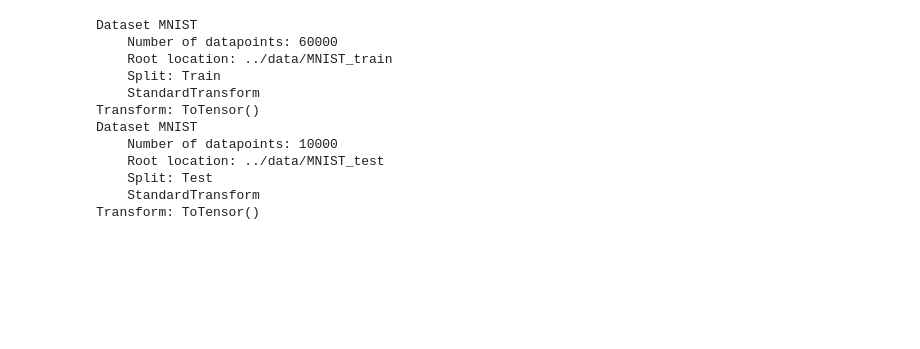
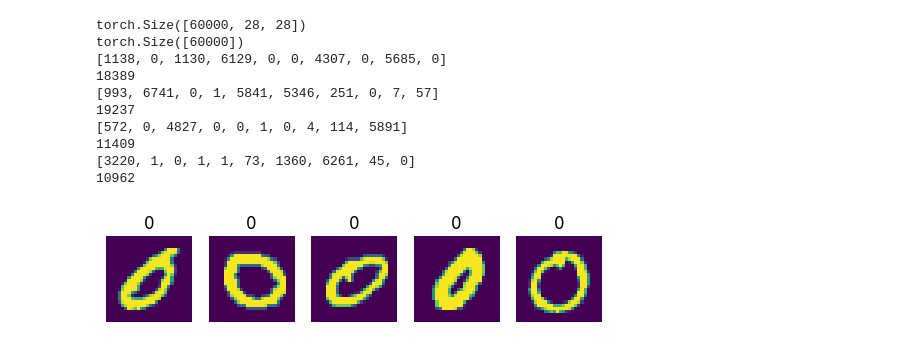
Before and after one commit to FederatedRP2024Delft/GenFL, a Jupyter notebook: src/jupyter_notebook/mnist_cvae.ipynb, the cells around one changed output. Cells and saved outputs as stored; diff of their text form; code cells hidden in the pictures; blank space fills up the shorter version.

Commit message:
fixed non-iid for local training

```diff
--- a/src/jupyter_notebook/mnist_cvae.ipynb
+++ b/src/jupyter_notebook/mnist_cvae.ipynb
@@ -10,27 +10,64 @@ from src.utils import frechet_inception_distance
 from src.sampling import split_dirichlet
 
 device = device('cuda' if cuda.is_available() else 'cpu')
-# %%
-training_data = torchvision.datasets.MNIST(root='../data/MNIST_train', train=True, download=True, transform=torchvision.transforms.ToTensor())
-testing_data = torchvision.datasets.MNIST(root='../data/MNIST_test', train=False, download=True, transform=torchvision.transforms.ToTensor())
-print(training_data)
-print(testing_data)
-
-input = training_data.data[:60000] / 255.0    # normalizing necessary to make pixels in [0, 1] range for FID
-labels = training_data.targets[:60000]
-# %% [output]
-Dataset MNIST
-    Number of datapoints: 60000
-    Root location: ../data/MNIST_train
-    Split: Train
-    StandardTransform
-Transform: ToTensor()
-Dataset MNIST
-    Number of datapoints: 10000
-    Root location: ../data/MNIST_test
-    Split: Test
-    StandardTransform
-Transform: ToTensor()
+# %%
+training_data = torchvision.datasets.MNIST(root='../data/MNIST_train', train=True, download=True, transform=torchvision.transforms.ToTensor())
+testing_data = torchvision.datasets.MNIST(root='../data/MNIST_test', train=False, download=True, transform=torchvision.transforms.ToTensor())
+
+# input = training_data.data[:60000] / 255.0    # normalizing necessary to make pixels in [0, 1] range for FID
+input = training_data.data[:60000]
+labels = training_data.targets[:60000]
+
+# non-IID setting
+dirichlet_beta = 0.1
+num_users = 4
+users_data = split_dirichlet(dataset=training_data, num_users=num_users, is_cfar=False, beta=dirichlet_beta)
+
+total_input = []
+total_labels = []
+total_counts = []
+for user_idx in users_data:
+    images = []
+    outputs = []
+    counts = [0, 0, 0, 0, 0, 0, 0, 0, 0, 0]
+
+    for data_idx in users_data[user_idx]:
+        image = input[int(data_idx)]
+        images.append(image)
+        label = labels[int(data_idx)]
+        outputs.append(label)
+        counts[label] +=1
+    print(counts)
+    print(sum(counts))
+    total_input.append(images)
+    total_labels.append(outputs)
+    total_counts.append(counts)
+
+user_idx = 0
+sample_input = total_input[user_idx]
+sample_label = total_labels[user_idx]
+
+input_tensor = stack(sample_input)
+label_tensor = stack(sample_label)
+
+plot_image_label_two(input_tensor.cpu().detach().numpy(), label_tensor.cpu().detach().numpy())
+
+assert input_tensor.shape[0] == label_tensor.shape[0]
+
+training_data.data = input_tensor
+training_data.targets = label_tensor
+# %% [output]
+torch.Size([60000, 28, 28])
+torch.Size([60000])
+[1138, 0, 1130, 6129, 0, 0, 4307, 0, 5685, 0]
+18389
+[993, 6741, 0, 1, 5841, 5346, 251, 0, 7, 57]
+19237
+[572, 0, 4827, 0, 0, 1, 0, 4, 114, 5891]
+11409
+[3220, 1, 0, 1, 1, 73, 1360, 6261, 45, 0]
+10962
+[figure, added]
 # %%
 # parameters
 model = "cvae"
```
Also changed, not shown: parts of 4 cells of this notebook, 3 other files.
